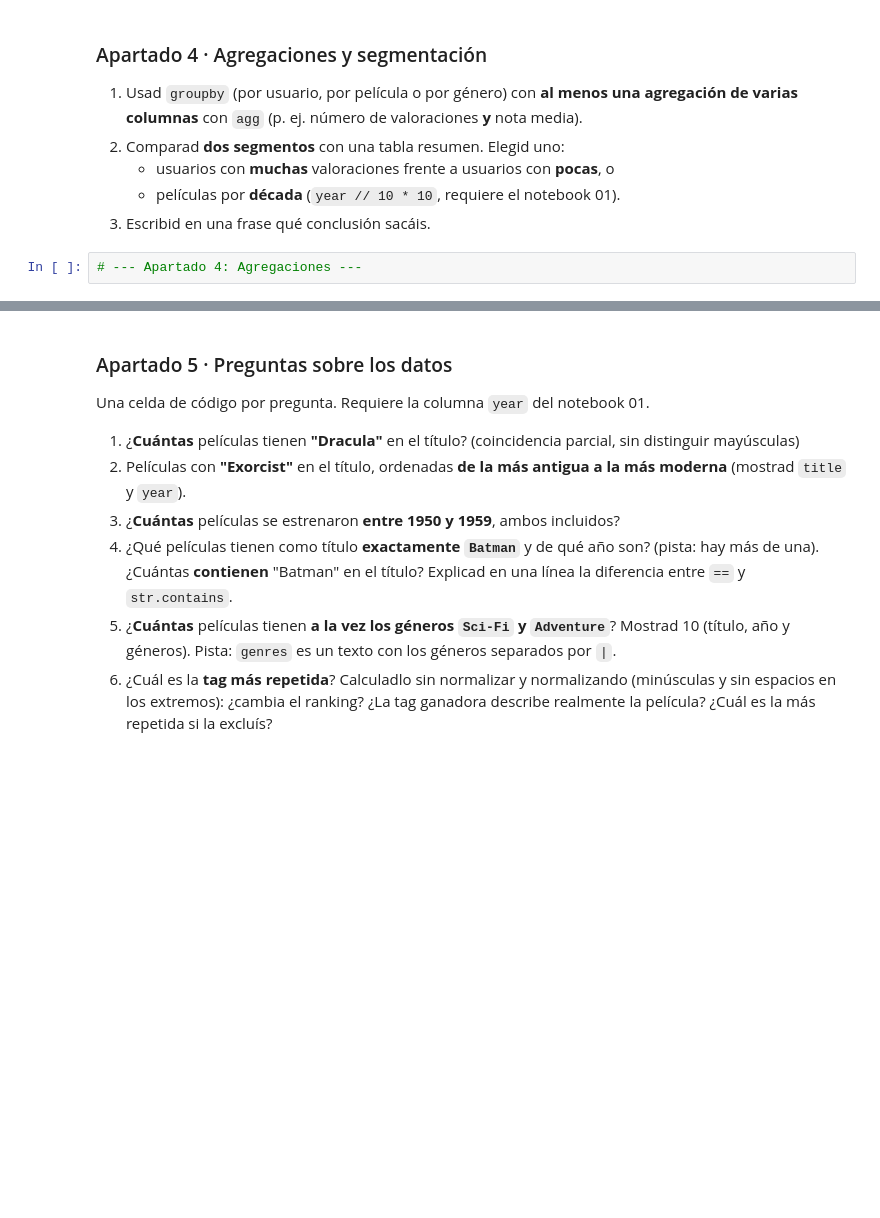
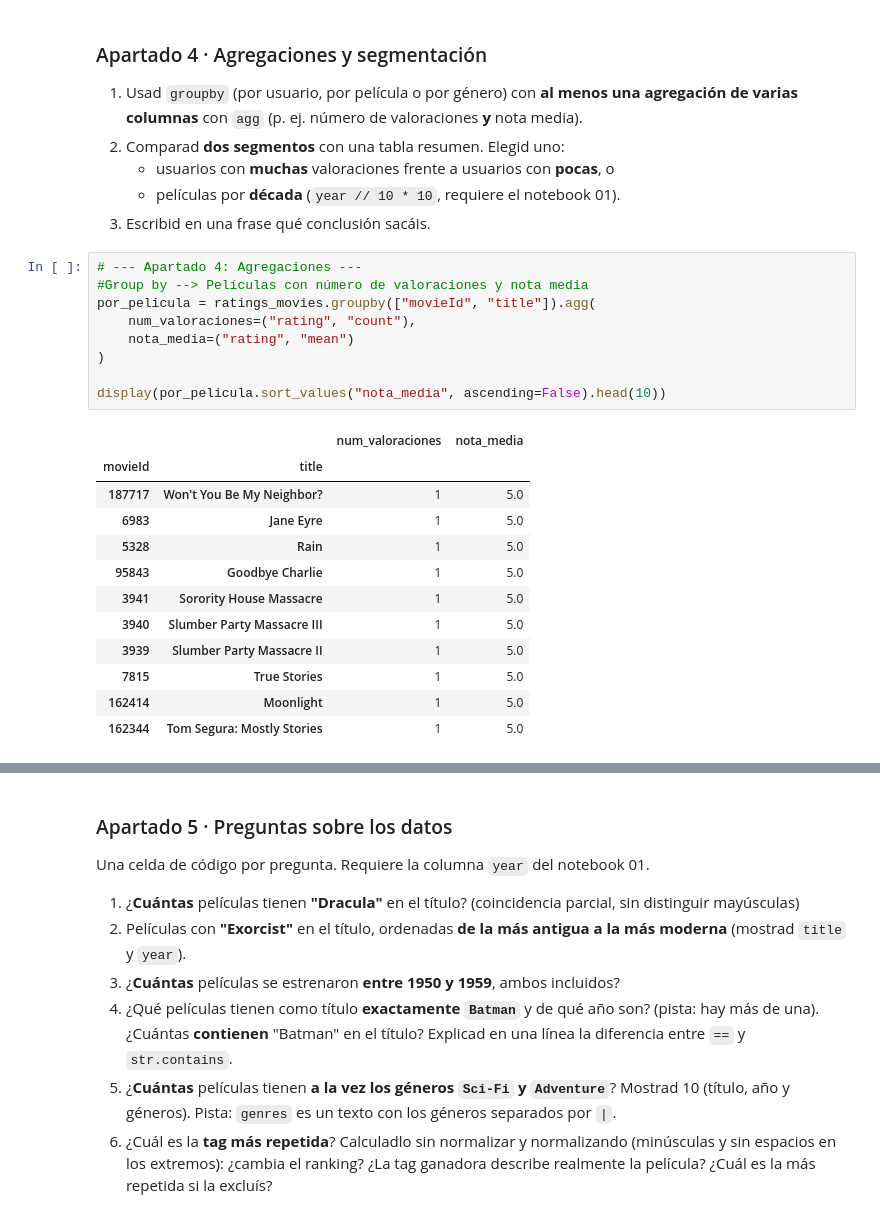
Before and after one commit to JaviRoma1984/tc-catalogo-peliculas, a Jupyter notebook: 02_analisis.ipynb, the cells around one changed output, grey strips where cells are left out. Drawn from its saved outputs; the diff is of its cells as text; blank space fills up the shorter version.

```diff
--- a/02_analisis.ipynb
+++ b/02_analisis.ipynb
@@ -148,3 +148,23 @@ Películas sin ninguna valoración: 18
 3. Escribid en una frase qué conclusión sacáis.
 # %%
 # --- Apartado 4: Agregaciones ---
+#Group by --> Películas con número de valoraciones y nota media
+por_pelicula = ratings_movies.groupby(["movieId", "title"]).agg(
+    num_valoraciones=("rating", "count"),
+    nota_media=("rating", "mean")
+)
+
+display(por_pelicula.sort_values("nota_media", ascending=False).head(10))
+# %% [output]
+|  |  | num_valoraciones | nota_media |
+| movieId | title |  |  |
+| 187717 | Won't You Be My Neighbor? | 1 | 5.0 |
+| 6983 | Jane Eyre | 1 | 5.0 |
+| 5328 | Rain | 1 | 5.0 |
+| 95843 | Goodbye Charlie | 1 | 5.0 |
+| 3941 | Sorority House Massacre | 1 | 5.0 |
+| 3940 | Slumber Party Massacre III | 1 | 5.0 |
+| 3939 | Slumber Party Massacre II | 1 | 5.0 |
+| 7815 | True Stories | 1 | 5.0 |
+| 162414 | Moonlight | 1 | 5.0 |
+| 162344 | Tom Segura: Mostly Stories | 1 | 5.0 |
```
Also changed, not shown: parts of 1 cell of this notebook.
